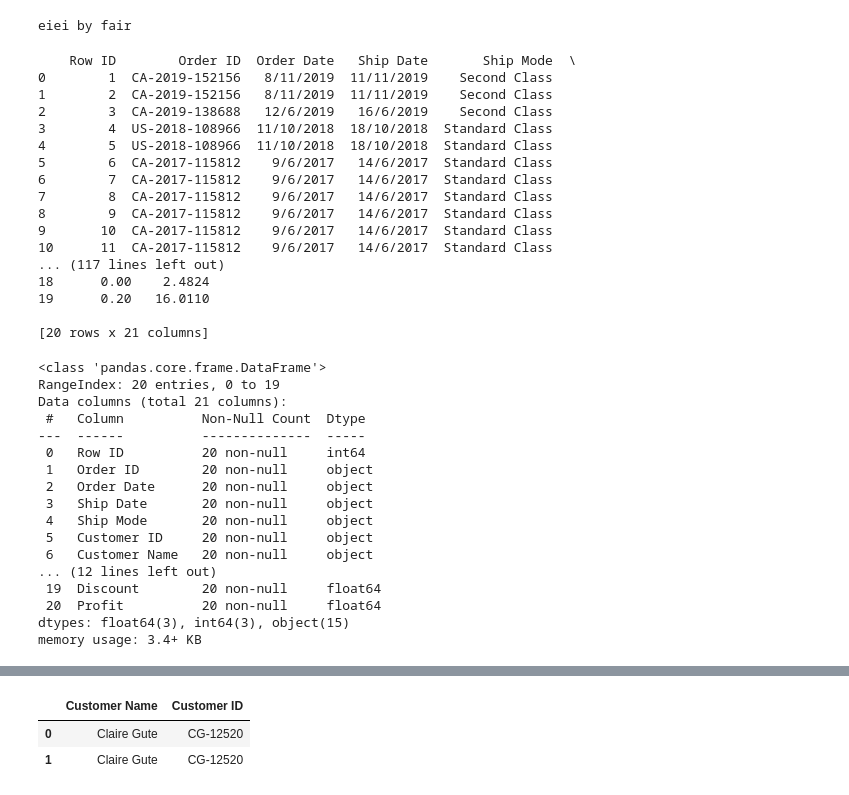
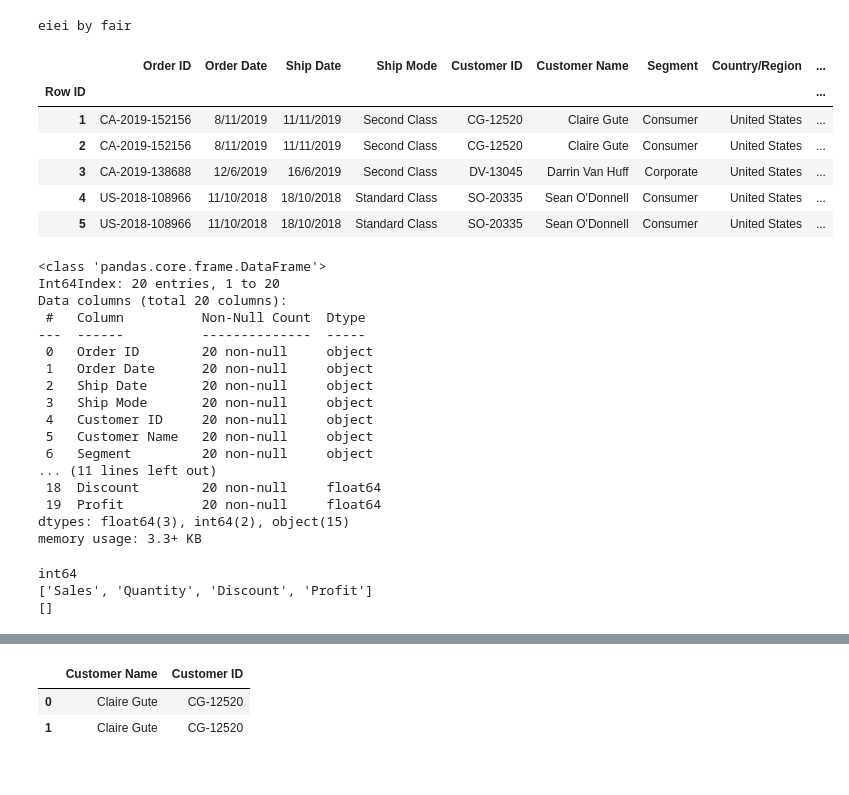
Before and after one commit to ThanawatKMUTNB/DataViz, a Jupyter notebook: testCSV.ipynb, the cells around one changed output, grey strips where cells are left out. Drawn from its saved outputs; the diff is of its cells as text; code cells hidden in the pictures.

Commit message:
check Dimension

```diff
--- a/testCSV.ipynb
+++ b/testCSV.ipynb
@@ -26,48 +26,54 @@ file.close()
 # %%
 import csv
 import pandas as pd
 
 #pd.options.display.max_rows = 10
-df = pd.read_csv('SS_20lines.csv', encoding='windows-1252')
-print(df)
+df = pd.read_csv('SS_20lines.csv', encoding='windows-1252',index_col = 'Row ID')
+df.head()
 # %% [output]
-    Row ID        Order ID  Order Date   Ship Date       Ship Mode  \
-0        1  CA-2019-152156   8/11/2019  11/11/2019    Second Class
-1        2  CA-2019-152156   8/11/2019  11/11/2019    Second Class
-2        3  CA-2019-138688   12/6/2019   16/6/2019    Second Class
-3        4  US-2018-108966  11/10/2018  18/10/2018  Standard Class
-4        5  US-2018-108966  11/10/2018  18/10/2018  Standard Class
-5        6  CA-2017-115812    9/6/2017   14/6/2017  Standard Class
-6        7  CA-2017-115812    9/6/2017   14/6/2017  Standard Class
-7        8  CA-2017-115812    9/6/2017   14/6/2017  Standard Class
-8        9  CA-2017-115812    9/6/2017   14/6/2017  Standard Class
-9       10  CA-2017-115812    9/6/2017   14/6/2017  Standard Class
-10      11  CA-2017-115812    9/6/2017   14/6/2017  Standard Class
-... (117 lines left out)
-18      0.00    2.4824
-19      0.20   16.0110
-
-[20 rows x 21 columns]
+|  | Order ID | Order Date | Ship Date | Ship Mode | Customer ID | Customer Name | Segment | Country/Region | ... |
+| Row ID |  |  |  |  |  |  |  |  | ... |
+| 1 | CA-2019-152156 | 8/11/2019 | 11/11/2019 | Second Class | CG-12520 | Claire Gute | Consumer | United States | ... |
+| 2 | CA-2019-152156 | 8/11/2019 | 11/11/2019 | Second Class | CG-12520 | Claire Gute | Consumer | United States | ... |
+| 3 | CA-2019-138688 | 12/6/2019 | 16/6/2019 | Second Class | DV-13045 | Darrin Van Huff | Corporate | United States | ... |
+| 4 | US-2018-108966 | 11/10/2018 | 18/10/2018 | Standard Class | SO-20335 | Sean O'Donnell | Consumer | United States | ... |
+| 5 | US-2018-108966 | 11/10/2018 | 18/10/2018 | Standard Class | SO-20335 | Sean O'Donnell | Consumer | United States | ... |
 # %%
 df.info()
 # %% [output]
 <class 'pandas.core.frame.DataFrame'>
-RangeIndex: 20 entries, 0 to 19
-Data columns (total 21 columns):
+Int64Index: 20 entries, 1 to 20
+Data columns (total 20 columns):
  #   Column          Non-Null Count  Dtype
 ---  ------          --------------  -----
- 0   Row ID          20 non-null     int64
- 1   Order ID        20 non-null     object
- 2   Order Date      20 non-null     object
- 3   Ship Date       20 non-null     object
- 4   Ship Mode       20 non-null     object
- 5   Customer ID     20 non-null     object
- 6   Customer Name   20 non-null     object
-... (12 lines left out)
- 19  Discount        20 non-null     float64
- 20  Profit          20 non-null     float64
-dtypes: float64(3), int64(3), object(15)
-memory usage: 3.4+ KB
+ 0   Order ID        20 non-null     object
+ 1   Order Date      20 non-null     object
+ 2   Ship Date       20 non-null     object
+ 3   Ship Mode       20 non-null     object
+ 4   Customer ID     20 non-null     object
+ 5   Customer Name   20 non-null     object
+ 6   Segment         20 non-null     object
+... (11 lines left out)
+ 18  Discount        20 non-null     float64
+ 19  Profit          20 non-null     float64
+dtypes: float64(3), int64(2), object(15)
+memory usage: 3.3+ KB
+# %%
+print(df.dtypes['Quantity'])
+df.dtypes['Quantity'] == 'int64'
+
+Dimen = []
+Meas = []
+for head in df.columns:
+    if (df.dtypes[head] == 'int64' or df.dtypes[head] == 'float64') and head != 'Row ID' and head != 'Postal Code':
+        Meas.append(head)
+    elif df.dtypes[head] == 'object' or head == 'Row ID' or head == 'Postal Code':
+print(Meas)
+print(Dimen)
+# %% [output]
+int64
+['Sales', 'Quantity', 'Discount', 'Profit']
+[]
 # %%
 pd.set_option('display.max_columns',21)
 # %%
```
Also changed, not shown: parts of 6 cells of this notebook, 2 other files.
